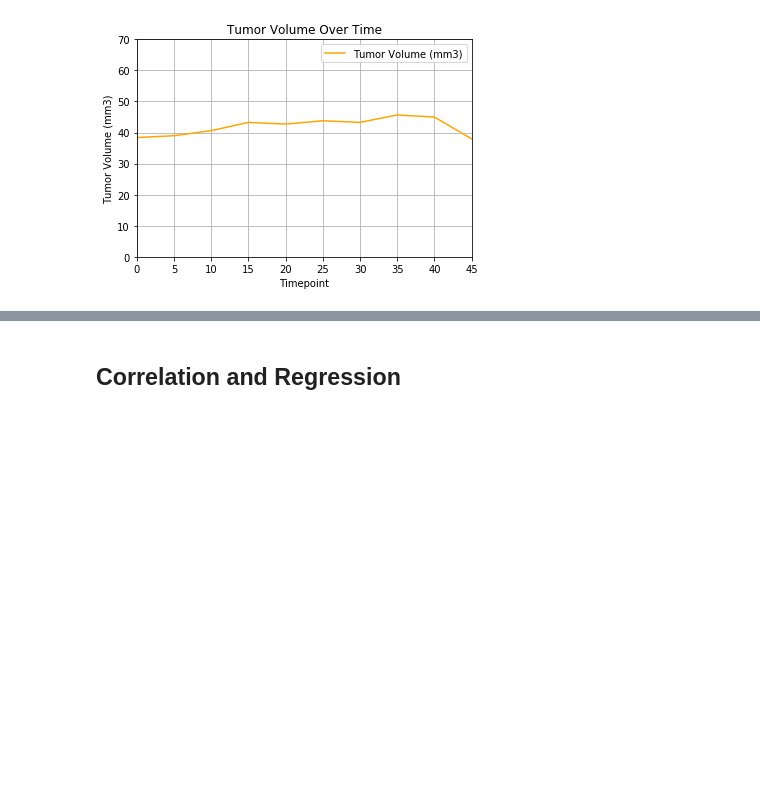
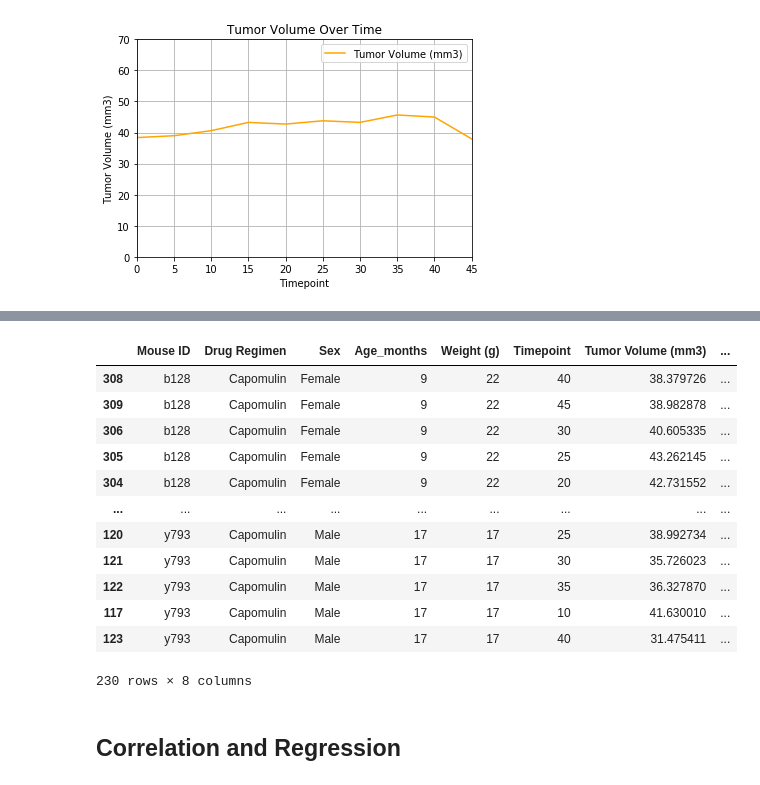
Before and after one commit to j1candel/matplotlib-challenge, a Jupyter notebook: Pymaceuticals/pymaceuticals_starter.ipynb, the cells around one changed output, grey strips where cells are left out. Drawn from its saved outputs; the diff is of its cells as text; code cells hidden in the pictures; blank space fills up the shorter version.

```diff
--- a/Pymaceuticals/pymaceuticals_starter.ipynb
+++ b/Pymaceuticals/pymaceuticals_starter.ipynb
@@ -265,3 +286,19 @@ plt.grid()
+# %%
+capomulin_df
+# %% [output]
+|  | Mouse ID | Drug Regimen | Sex | Age_months | Weight (g) | Timepoint | Tumor Volume (mm3) | ... |
+| 308 | b128 | Capomulin | Female | 9 | 22 | 40 | 38.379726 | ... |
+| 309 | b128 | Capomulin | Female | 9 | 22 | 45 | 38.982878 | ... |
+| 306 | b128 | Capomulin | Female | 9 | 22 | 30 | 40.605335 | ... |
+| 305 | b128 | Capomulin | Female | 9 | 22 | 25 | 43.262145 | ... |
+| 304 | b128 | Capomulin | Female | 9 | 22 | 20 | 42.731552 | ... |
+| ... | ... | ... | ... | ... | ... | ... | ... | ... |
+| 120 | y793 | Capomulin | Male | 17 | 17 | 25 | 38.992734 | ... |
+| 121 | y793 | Capomulin | Male | 17 | 17 | 30 | 35.726023 | ... |
+| 122 | y793 | Capomulin | Male | 17 | 17 | 35 | 36.327870 | ... |
+| 117 | y793 | Capomulin | Male | 17 | 17 | 10 | 41.630010 | ... |
+| 123 | y793 | Capomulin | Male | 17 | 17 | 40 | 31.475411 | ... |
+230 rows × 8 columns
 # %% [markdown]
 ## Correlation and Regression
 # %%
```
Also changed, not shown: parts of 3 cells of this notebook.
